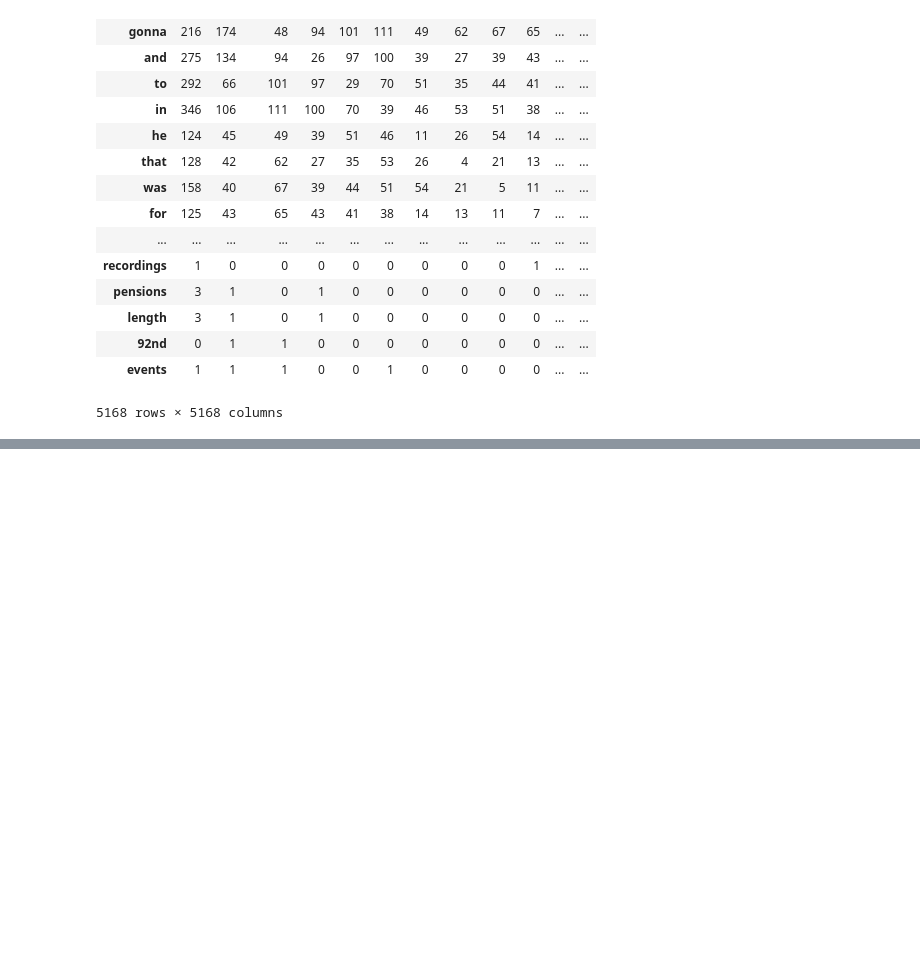
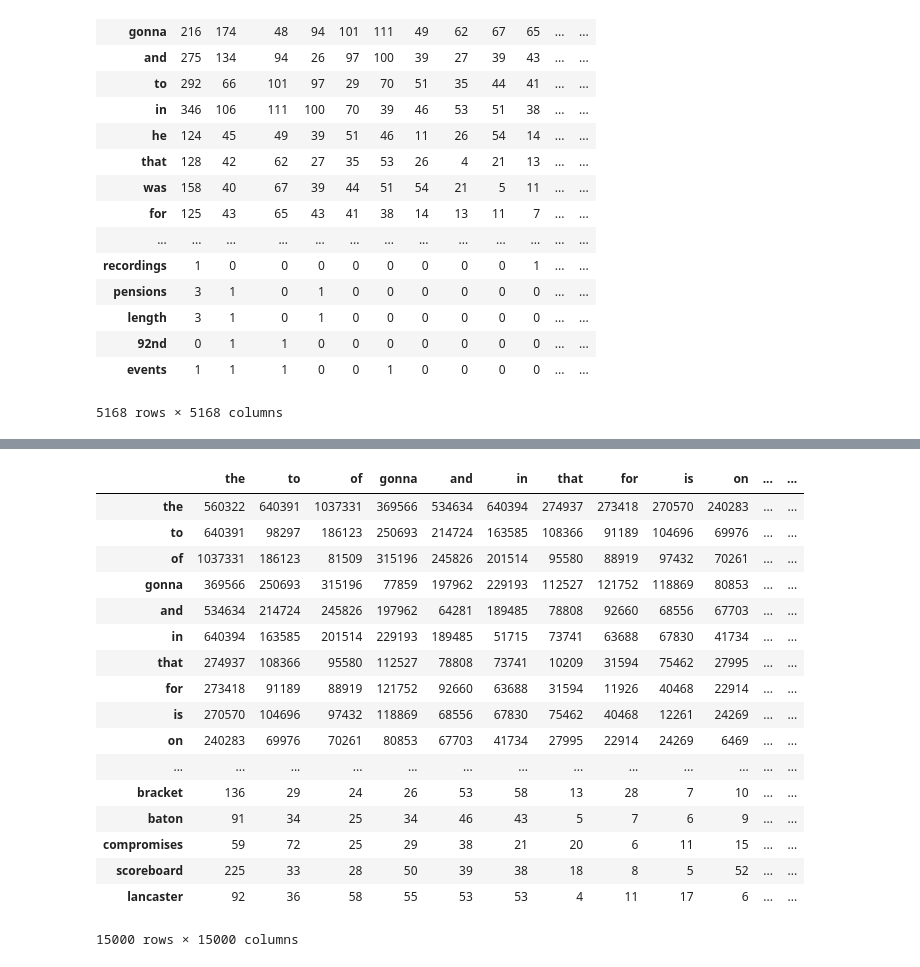
Before and after one commit to tyler-romero/sentence-completion, a Jupyter notebook: code/sandbox.ipynb, the cells around one changed output, grey strips where cells are left out. Cells and saved outputs as stored; diff of their text form; code cells hidden in the pictures; blank space fills up the shorter version.

```diff
--- a/code/sandbox.ipynb
+++ b/code/sandbox.ipynb
@@ -241,0 +265,22 @@ df3
+# %%
+df4 = pd.read_csv('../data/GIGA/batch_01_ww_15000_4.csv.gz', index_col=0, compression='gzip')
+df4
+# %% [output]
+|  | the | to | of | gonna | and | in | that | for | is | on | ... | ... |
+| the | 560322 | 640391 | 1037331 | 369566 | 534634 | 640394 | 274937 | 273418 | 270570 | 240283 | ... | ... |
+| to | 640391 | 98297 | 186123 | 250693 | 214724 | 163585 | 108366 | 91189 | 104696 | 69976 | ... | ... |
+| of | 1037331 | 186123 | 81509 | 315196 | 245826 | 201514 | 95580 | 88919 | 97432 | 70261 | ... | ... |
+| gonna | 369566 | 250693 | 315196 | 77859 | 197962 | 229193 | 112527 | 121752 | 118869 | 80853 | ... | ... |
+| and | 534634 | 214724 | 245826 | 197962 | 64281 | 189485 | 78808 | 92660 | 68556 | 67703 | ... | ... |
+| in | 640394 | 163585 | 201514 | 229193 | 189485 | 51715 | 73741 | 63688 | 67830 | 41734 | ... | ... |
+| that | 274937 | 108366 | 95580 | 112527 | 78808 | 73741 | 10209 | 31594 | 75462 | 27995 | ... | ... |
+| for | 273418 | 91189 | 88919 | 121752 | 92660 | 63688 | 31594 | 11926 | 40468 | 22914 | ... | ... |
+| is | 270570 | 104696 | 97432 | 118869 | 68556 | 67830 | 75462 | 40468 | 12261 | 24269 | ... | ... |
+| on | 240283 | 69976 | 70261 | 80853 | 67703 | 41734 | 27995 | 22914 | 24269 | 6469 | ... | ... |
+| ... | ... | ... | ... | ... | ... | ... | ... | ... | ... | ... | ... | ... |
+| bracket | 136 | 29 | 24 | 26 | 53 | 58 | 13 | 28 | 7 | 10 | ... | ... |
+| baton | 91 | 34 | 25 | 34 | 46 | 43 | 5 | 7 | 6 | 9 | ... | ... |
+| compromises | 59 | 72 | 25 | 29 | 38 | 21 | 20 | 6 | 11 | 15 | ... | ... |
+| scoreboard | 225 | 33 | 28 | 50 | 39 | 38 | 18 | 8 | 5 | 52 | ... | ... |
+| lancaster | 92 | 36 | 58 | 55 | 53 | 53 | 4 | 11 | 17 | 6 | ... | ... |
+15000 rows × 15000 columns
```
Also changed, not shown: parts of 11 cells of this notebook, 6 other files.
